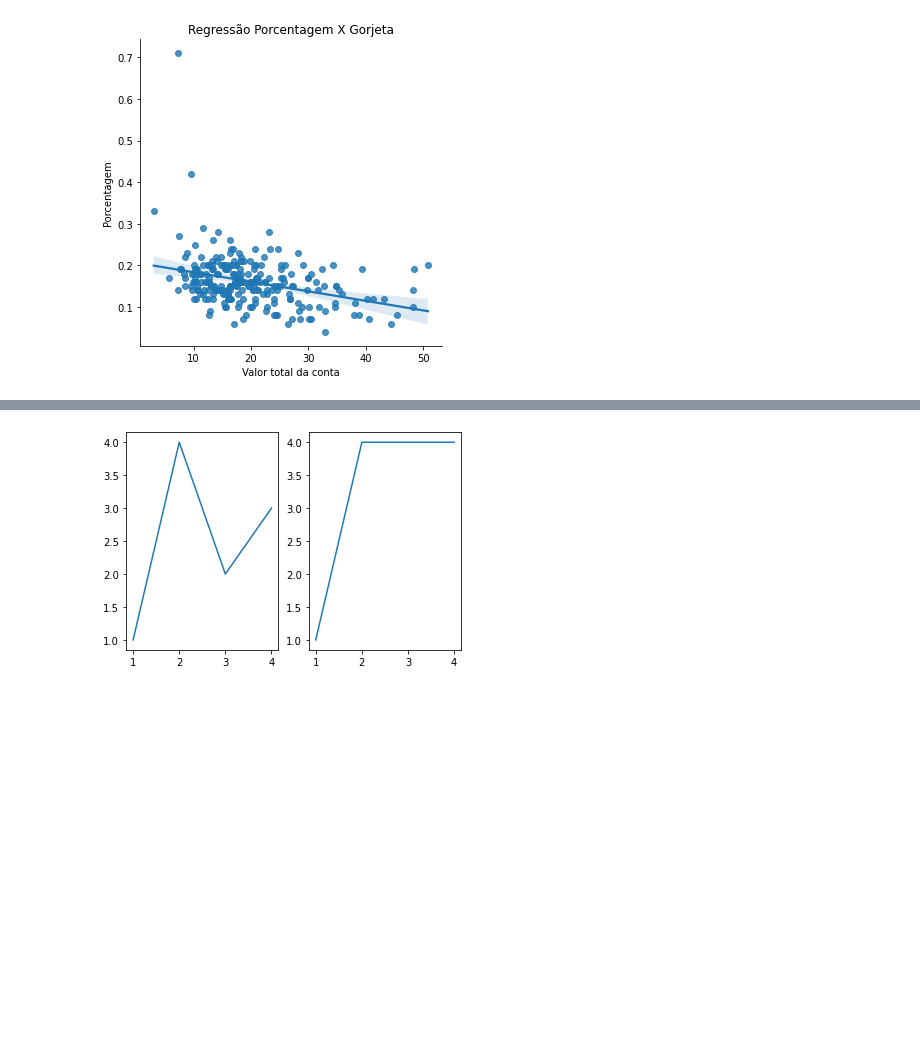
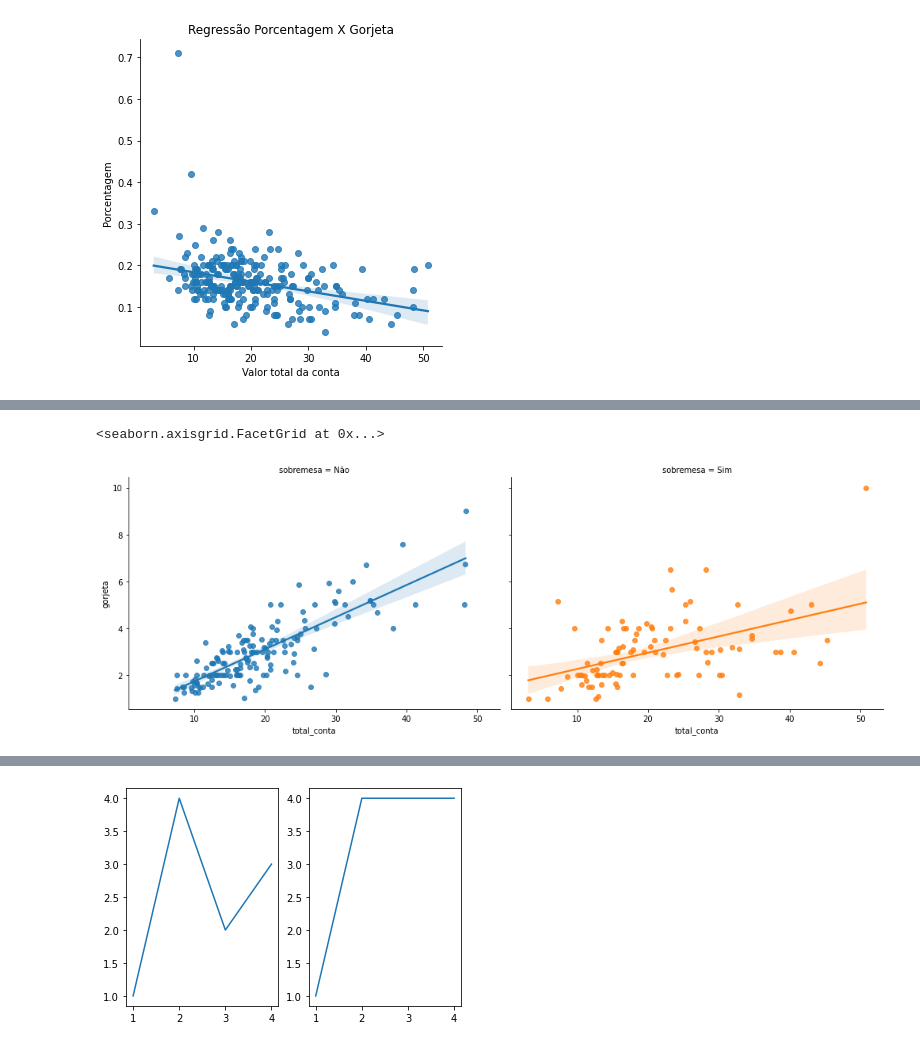
Before and after one commit to arturcgs/python_alura, a Jupyter notebook: Formacao_Python_para_Data_Science/Data_Visualization_Seaborn/Data_Vis_Seaborn.ipynb, the cells around one changed output, grey strips where cells are left out. Saved outputs shown, nothing was run; the diff lists cells and outputs as text; code cells hidden in the pictures; blank space fills up the shorter version.

```diff
--- a/Formacao_Python_para_Data_Science/Data_Visualization_Seaborn/Data_Vis_Seaborn.ipynb
+++ b/Formacao_Python_para_Data_Science/Data_Visualization_Seaborn/Data_Vis_Seaborn.ipynb
@@ -126,0 +165,5 @@ import matplotlib.pyplot as plt
+# %%
+sns.lmplot(x='total_conta', y='gorjeta', data=gorjetas, col='sobremesa', hue='sobremesa', aspect=1.4)
+# %% [output]
+<seaborn.axisgrid.FacetGrid at 0x...>
+[figure, added]
```
Also changed, not shown: parts of 46 cells of this notebook.
